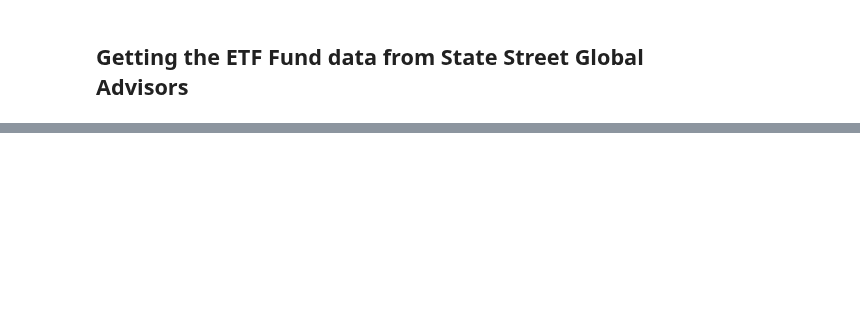
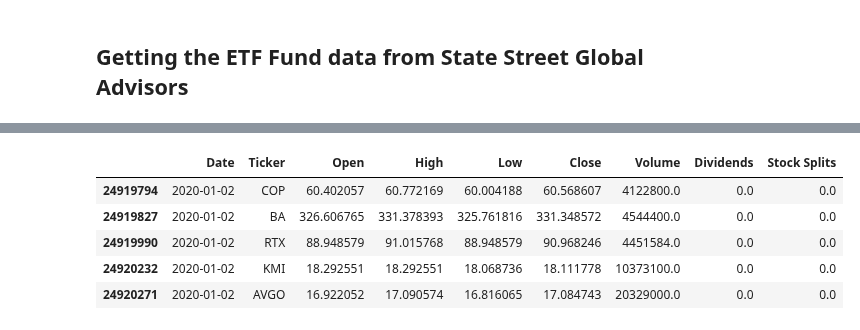
Before and after one commit to Greg-Pina/Udacity_DataAnalyst_NanoDegree, a Jupyter notebook: D502 - Capstone Project/gpina-capstone-project.ipynb, the cells around one changed output, grey strips where cells are left out. Drawn from its saved outputs; the diff is of its cells as text; code cells hidden in the pictures; blank space fills up the shorter version.

```diff
--- a/D502 - Capstone Project/gpina-capstone-project.ipynb
+++ b/D502 - Capstone Project/gpina-capstone-project.ipynb
@@ -315,0 +400,34 @@ print(df_only_change.head())
+# %%
+import pandas as pd
+import glob
+
+# Step 1: Read the SSGA Excel files and extract the top 10 stocks by weight
+ssga_files = glob.glob('/home/pinagm/dev/Udacity_DataAnalyst_NanoDegree/D502 - Capstone Project/SSGA Data/*.xlsx')
+top_tickers = []
+
+for file in ssga_files:
+    df = pd.read_excel(file, skiprows=4)  # Adjust skiprows if necessary
+    top_10 = df.nlargest(10, 'Weight')['Ticker'].tolist()
+    top_tickers.extend(top_10)
+
+# Remove duplicates
+top_tickers = list(set(top_tickers))
+
+# Step 2: Filter the existing filtered_kag_df based on the extracted tickers
+filtered_kag_df = filtered_kag_df[filtered_kag_df['Ticker'].isin(top_tickers)]
+
+# Step 3: Filter the DataFrame for dates between 2020-01-01 and 2023-12-31
+start_date = '2020-01-01'
+end_date = '2023-12-31'
+filtered_kag_df = filtered_kag_df[(filtered_kag_df['Date'] >= start_date) & (filtered_kag_df['Date'] <= end_date)]
+
+# Display the first few rows of the filtered DataFrame
+filtered_kag_df.head()
+filtered_kag_df.to_csv('/home/pinagm/dev/Udacity_DataAnalyst_NanoDegree/D502 - Capstone Project/Kaggle Data/filtered_stock_data.csv', index=False)
+# %% [output]
+|  | Date | Ticker | Open | High | Low | Close | Volume | Dividends | Stock Splits |
+| 24919794 | 2020-01-02 | COP | 60.402057 | 60.772169 | 60.004188 | 60.568607 | 4122800.0 | 0.0 | 0.0 |
+| 24919827 | 2020-01-02 | BA | 326.606765 | 331.378393 | 325.761816 | 331.348572 | 4544400.0 | 0.0 | 0.0 |
+| 24919990 | 2020-01-02 | RTX | 88.948579 | 91.015768 | 88.948579 | 90.968246 | 4451584.0 | 0.0 | 0.0 |
+| 24920232 | 2020-01-02 | KMI | 18.292551 | 18.292551 | 18.068736 | 18.111778 | 10373100.0 | 0.0 | 0.0 |
+| 24920271 | 2020-01-02 | AVGO | 16.922052 | 17.090574 | 16.816065 | 17.084743 | 20329000.0 | 0.0 | 0.0 |
```
Also changed, not shown: parts of 8 cells of this notebook.
